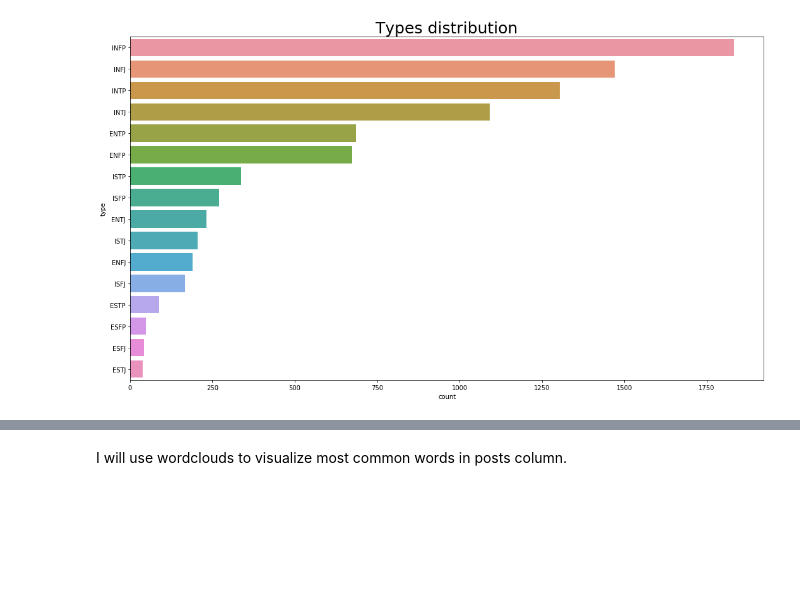
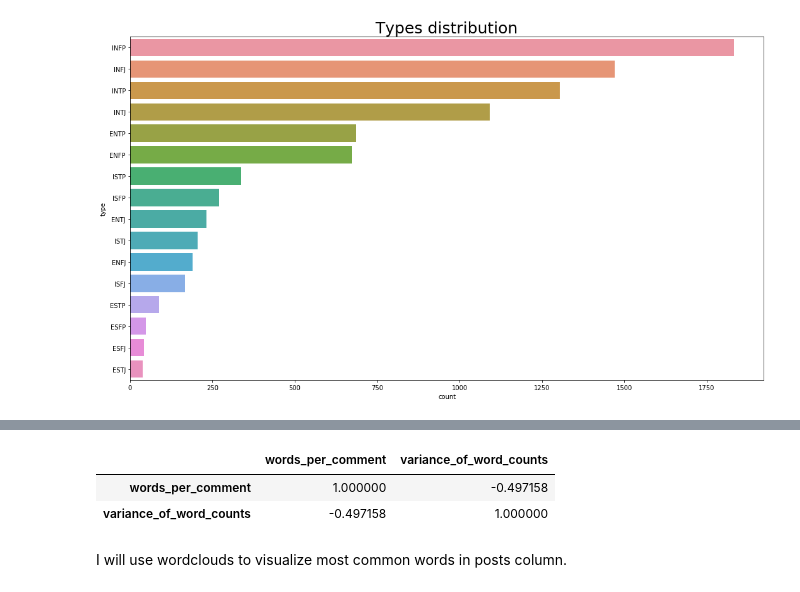
Before and after one commit to mikongame/project-final, a Jupyter notebook: your-project/1_MBTI Intro and EDA.ipynb, the cells around one changed output, grey strips where cells are left out. Cells and saved outputs as stored; diff of their text form; code cells hidden in the pictures; blank space fills up the shorter version.

```diff
--- a/your-project/1_MBTI Intro and EDA.ipynb
+++ b/your-project/1_MBTI Intro and EDA.ipynb
@@ -193,3 +232,9 @@ mbti_df.describe().T
+# %%
+mbti_df.corr()
+# %% [output]
+|  | words_per_comment | variance_of_word_counts |
+| words_per_comment | 1.000000 | -0.497158 |
+| variance_of_word_counts | -0.497158 | 1.000000 |
 # %% [markdown]
 I will use wordclouds to visualize most common words in posts column.
 # %%
```
Also changed, not shown: parts of 8 cells of this notebook, 5 other files.
